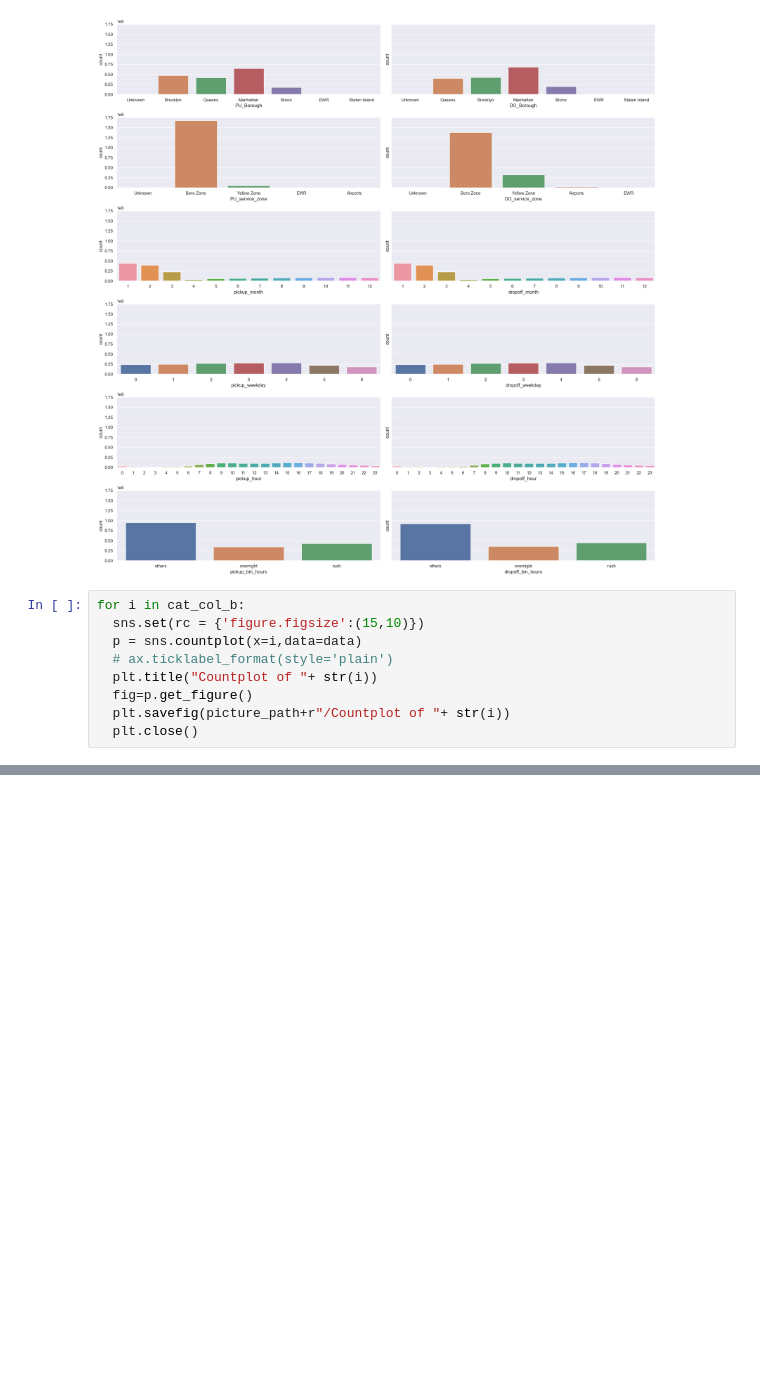
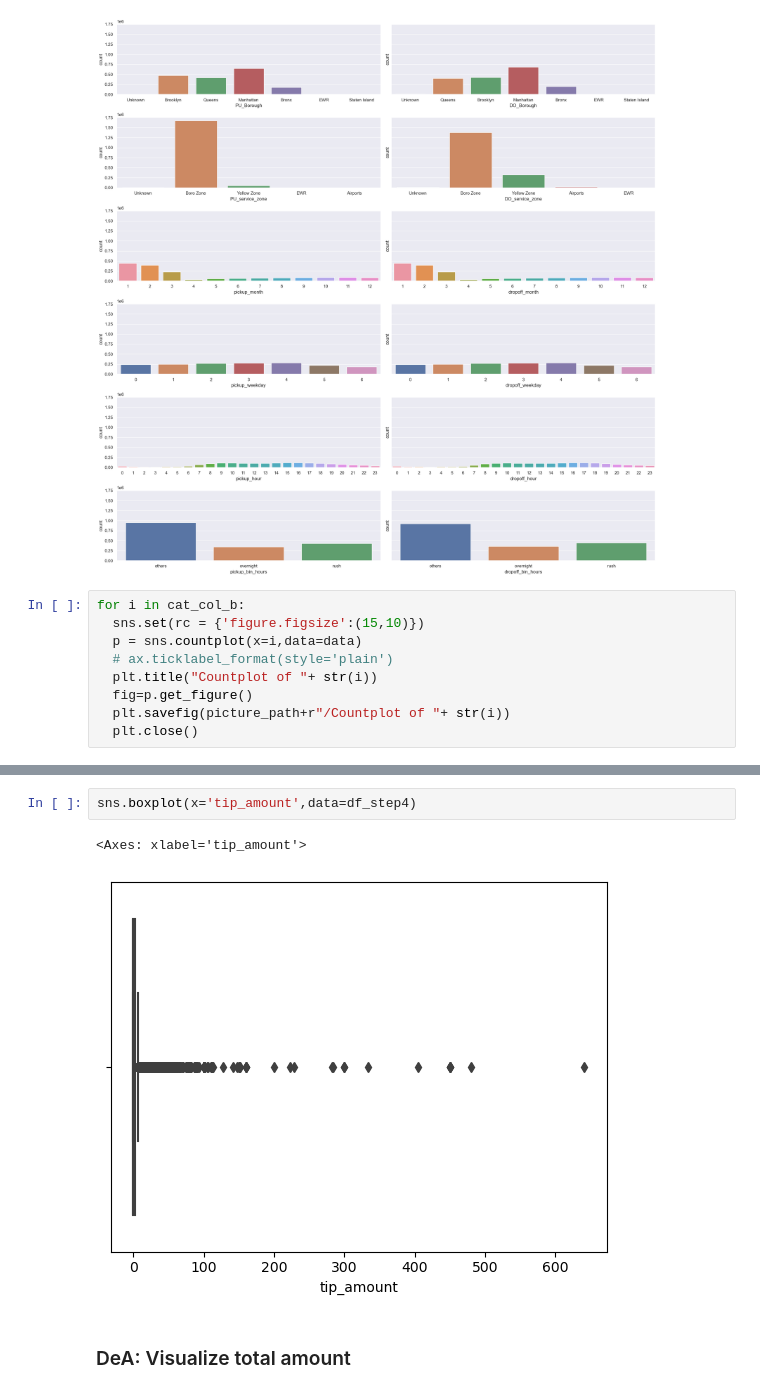
Before and after one commit to VOTUANANH01/Data-Visualize-and-Analysis, a Jupyter notebook: EDA_Univariate .ipynb, the cells around one changed output, grey strips where cells are left out. Saved outputs shown, nothing was run; the diff lists cells and outputs as text; blank space fills up the shorter version.

```diff
--- a/EDA_Univariate .ipynb
+++ b/EDA_Univariate .ipynb
@@ -176,0 +242,7 @@ for i in cat_col_b:
+# %%
+sns.boxplot(x='tip_amount',data=df_step4)
+# %% [output]
+<Axes: xlabel='tip_amount'>
+[figure, added]
+# %% [markdown]
+### <h3>  DeA: Visualize total amount
```
Also changed, not shown: parts of 11 cells of this notebook.
